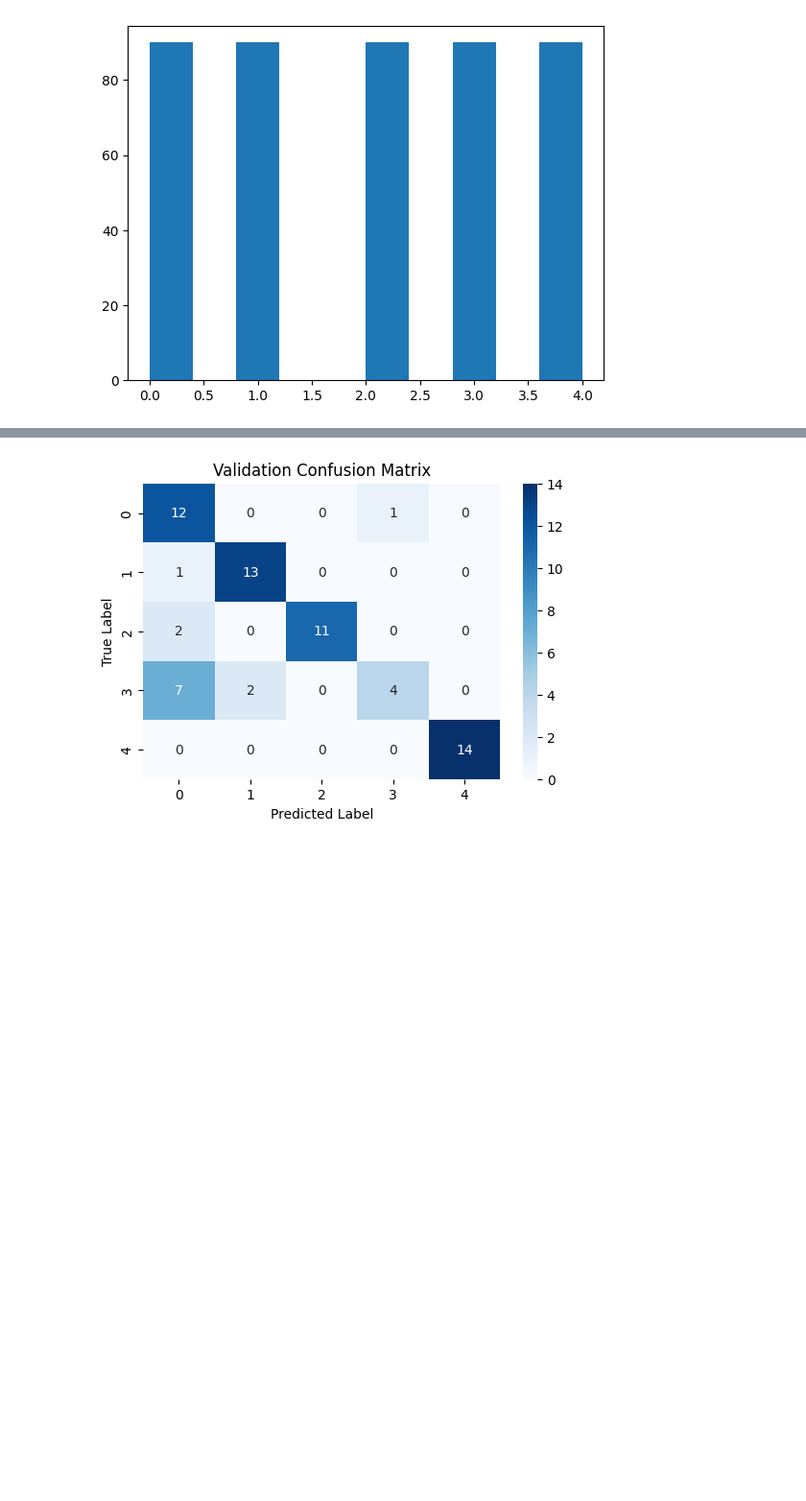
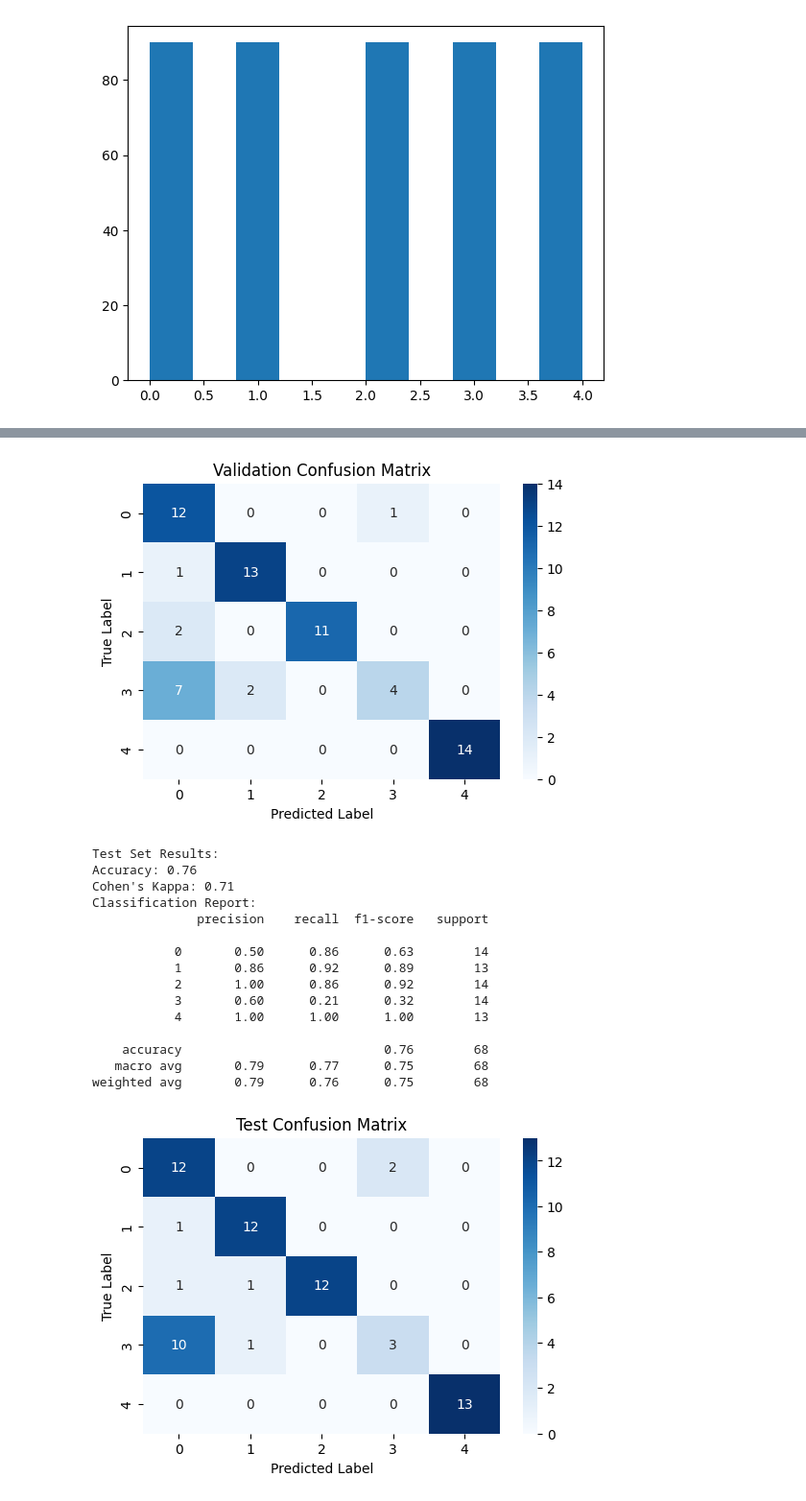
Before and after one commit to CarlosKim94/reflective_writing_LLM_ML_comparison, a Jupyter notebook: ml_ordinal.ipynb, the cells around one changed output, grey strips where cells are left out. Shown: that part at 96% size. Saved outputs shown, nothing was run; the diff lists cells and outputs as text; code cells hidden in the pictures; blank space fills up the shorter version.

```diff
--- a/ml_ordinal.ipynb
+++ b/ml_ordinal.ipynb
@@ -270,7 +312,7 @@ ord_forest.fit(X_train_tfidf, y_train)
 
 # Predictions
 of_y_val_pred = ord_forest.predict(X_val_tfidf)
-# of_y_test_pred = ord_forest.predict(X_test_tfidf)
+of_y_test_pred = ord_forest.predict(X_test_tfidf)
 
 # Metrics for validation set
 of_val_accuracy = accuracy_score(y_val, of_y_val_pred)
@@ -279,49 +321,65 @@ of_val_cohen_kappa = cohen_kappa_score(y_val, of_y_val_pred)
 of_val_cm = confusion_matrix(y_val, of_y_val_pred)
 
 # Metrics for test set
-# of_test_accuracy = accuracy_score(y_test, of_y_test_pred)
-# of_test_class_report = classification_report(y_test, of_y_test_pred, zero_division=0)
-# of_test_cohen_kappa = cohen_kappa_score(y_test, of_y_test_pred)
-# of_test_cm = confusion_matrix(y_test, of_y_test_pred)
+of_test_accuracy = accuracy_score(y_test, of_y_test_pred)
+of_test_class_report = classification_report(y_test, of_y_test_pred, zero_division=0)
+of_test_cohen_kappa = cohen_kappa_score(y_test, of_y_test_pred)
+of_test_cm = confusion_matrix(y_test, of_y_test_pred)
 
 # Print results
 print("Validation Set Results:")
 print(f"Accuracy: {of_val_accuracy:.2f}")
 print(f"Cohen's Kappa: {of_val_cohen_kappa:.2f}")
 print("Classification Report:")
 print(of_val_class_report)
 plt.figure(figsize=(6,4))
 sns.heatmap(of_val_cm, annot=True, fmt='d', cmap='Blues', xticklabels=sorted(set(y_val)), yticklabels=sorted(set(y_val)))
 plt.xlabel("Predicted Label")
 plt.ylabel("True Label")
 plt.title("Validation Confusion Matrix")
 plt.show()
 
-# print("\nTest Set Results:")
-# print(f"Accuracy: {of_test_accuracy:.2f}")
-# print(f"Cohen's Kappa: {of_test_cohen_kappa:.2f}")
-# print("Classification Report:")
-# print(of_test_class_report)
-# plt.figure(figsize=(6,4))
-# sns.heatmap(of_test_cm, annot=True, fmt='d', cmap='Blues', xticklabels=sorted(set(y_test)), yticklabels=sorted(set(y_test)))
-# plt.xlabel("Predicted Label")
-# plt.ylabel("True Label")
-# plt.title("Test Confusion Matrix")
-# plt.show()
+print("\nTest Set Results:")
+print(f"Accuracy: {of_test_accuracy:.2f}")
+print(f"Cohen's Kappa: {of_test_cohen_kappa:.2f}")
+print("Classification Report:")
+print(of_test_class_report)
+plt.figure(figsize=(6,4))
+sns.heatmap(of_test_cm, annot=True, fmt='d', cmap='Blues', xticklabels=sorted(set(y_test)), yticklabels=sorted(set(y_test)))
+plt.xlabel("Predicted Label")
+plt.ylabel("True Label")
+plt.title("Test Confusion Matrix")
+plt.show()
 # %% [output]
 Validation Set Results:
 Accuracy: 0.81
 Cohen's Kappa: 0.76
 Classification Report:
               precision    recall  f1-score   support
 
            0       0.55      0.92      0.69        13
            1       0.87      0.93      0.90        14
            2       1.00      0.85      0.92        13
            3       0.80      0.31      0.44        13
            4       1.00      1.00      1.00        14
 
     accuracy                           0.81        67
    macro avg       0.84      0.80      0.79        67
 weighted avg       0.85      0.81      0.79        67
 [figure]
+Test Set Results:
+Accuracy: 0.76
+Cohen's Kappa: 0.71
+Classification Report:
+              precision    recall  f1-score   support
+
+           0       0.50      0.86      0.63        14
+           1       0.86      0.92      0.89        13
+           2       1.00      0.86      0.92        14
+           3       0.60      0.21      0.32        14
+           4       1.00      1.00      1.00        13
+
+    accuracy                           0.76        68
+   macro avg       0.79      0.77      0.75        68
+weighted avg       0.79      0.76      0.75        68
+[figure, added]
```
Also changed, not shown: parts of 3 cells of this notebook.
